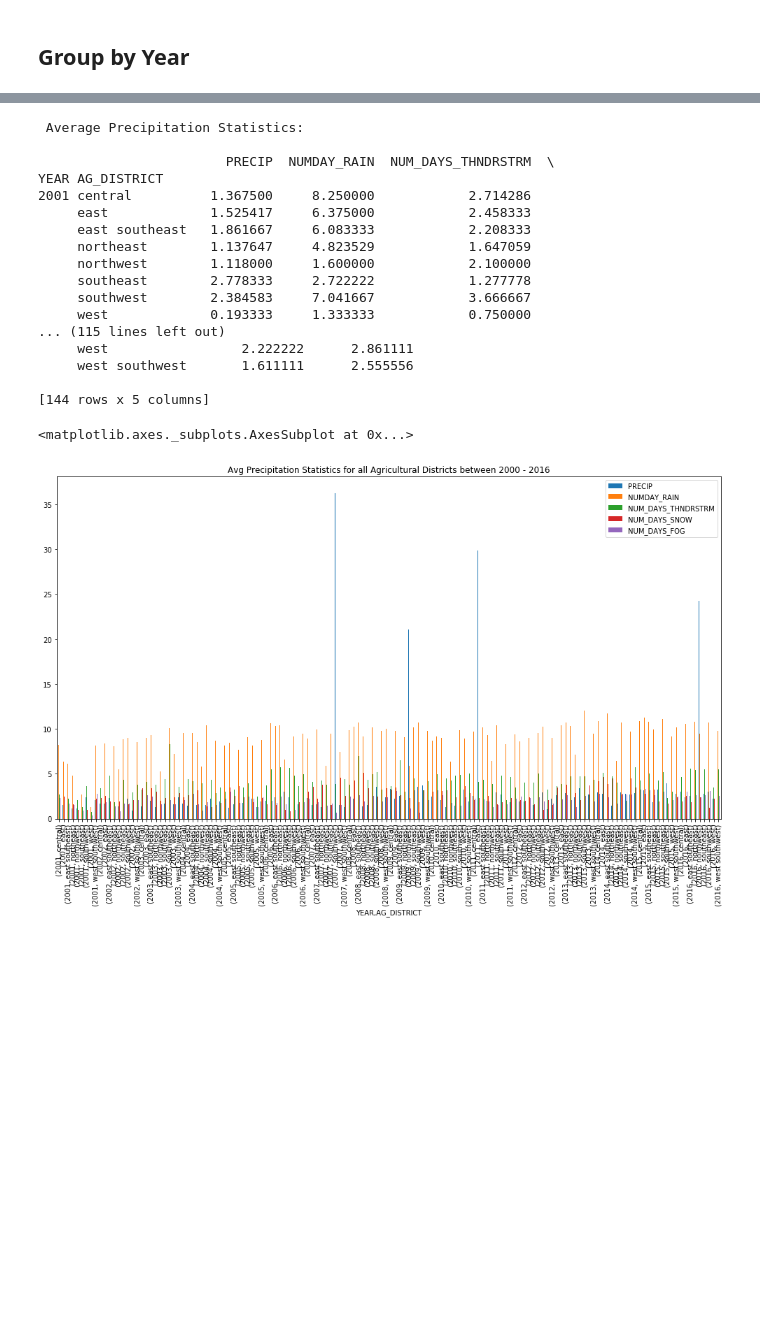
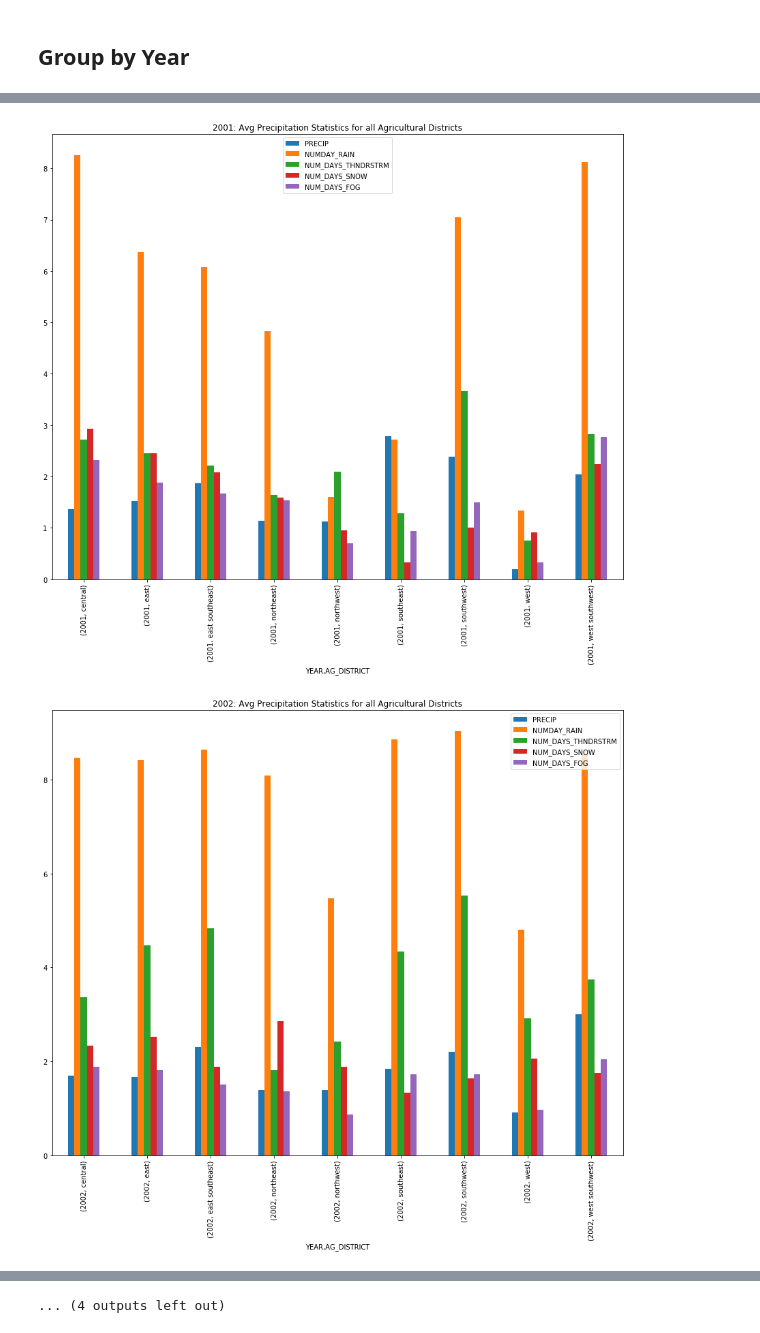
Before and after one commit to udianand/GooglePracticum, a Jupyter notebook: IL_Maize_PreProcessing_PCA.ipynb, the cells around one changed output, grey strips where cells are left out. Saved outputs shown, nothing was run; the diff lists cells and outputs as text; code cells hidden in the pictures; blank space fills up the shorter version.

```diff
--- a/IL_Maize_PreProcessing_PCA.ipynb
+++ b/IL_Maize_PreProcessing_PCA.ipynb
@@ -185,10 +203,15 @@ west southwest      2.131179
 # %%
-groupby_year = sample_weather_data.groupby(['YEAR', 'AG_DISTRICT'])
-print("\n Average Precipitation Statistics: \n")
-print(groupby_year['PRECIP', 'NUMDAY_RAIN','NUM_DAYS_THNDRSTRM','NUM_DAYS_SNOW','NUM_DAYS_FOG'].mean())
+start_year = min(sample_weather_data['YEAR'])
+end_year = max(sample_weather_data['YEAR'])
 
-# Plot variables
-precp_title = "Avg Precipitation Statistics for all Agricultural Districts between 2000 - 2016"
-list = {"PRECIP"}
-groupby_year['PRECIP', 'NUMDAY_RAIN','NUM_DAYS_THNDRSTRM','NUM_DAYS_SNOW','NUM_DAYS_FOG'].mean().plot(kind='bar', title = precp_title, figsize=(17, 9))
+
+for year in range(start_year, end_year+1):
+    groupby_yearly = sample_weather_data[sample_weather_data['YEAR'] == year].groupby(['YEAR', 'AG_DISTRICT'])
+    #print("\n")
+    #print(groupby_yearly['PRECIP', 'NUMDAY_RAIN','NUM_DAYS_THNDRSTRM','NUM_DAYS_SNOW','NUM_DAYS_FOG'].mean())
+    #print("\n")
+    precp_yearly_title = str(year) + ": Avg Precipitation Statistics for all Agricultural Districts"
+    groupby_yearly['PRECIP', 'NUMDAY_RAIN','NUM_DAYS_THNDRSTRM','NUM_DAYS_SNOW','NUM_DAYS_FOG'].mean().plot(kind='bar', title = precp_yearly_title, figsize=(15, 12))
 # %% [output]
+[figure, new version]
+[figure, added]
@@ -195,19 +228 @@ groupby_year['PRECIP', 'NUMDAY_RAIN','NUM_DAYS_THNDRSTRM','NUM_DAYS_SNOW','NUM_D
- Average Precipitation Statistics:
-
-                        PRECIP  NUMDAY_RAIN  NUM_DAYS_THNDRSTRM  \
-YEAR AG_DISTRICT
-2001 central          1.367500     8.250000            2.714286
-     east             1.525417     6.375000            2.458333
-     east southeast   1.861667     6.083333            2.208333
-     northeast        1.137647     4.823529            1.647059
-     northwest        1.118000     1.600000            2.100000
-     southeast        2.778333     2.722222            1.277778
-     southwest        2.384583     7.041667            3.666667
-     west             0.193333     1.333333            0.750000
-... (115 lines left out)
-     west                 2.222222      2.861111
-     west southwest       1.611111      2.555556
-
-[144 rows x 5 columns]
+... (4 outputs left out)
-<matplotlib.axes._subplots.AxesSubplot at 0x...>
-[figure, old version]
```
Also changed, not shown: parts of 7 cells of this notebook, 1 other file.
